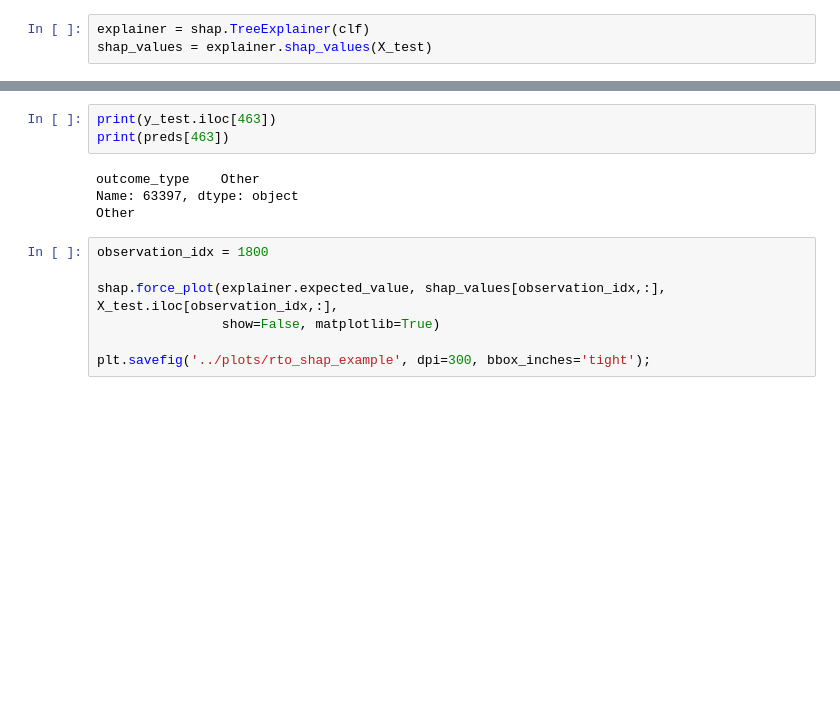
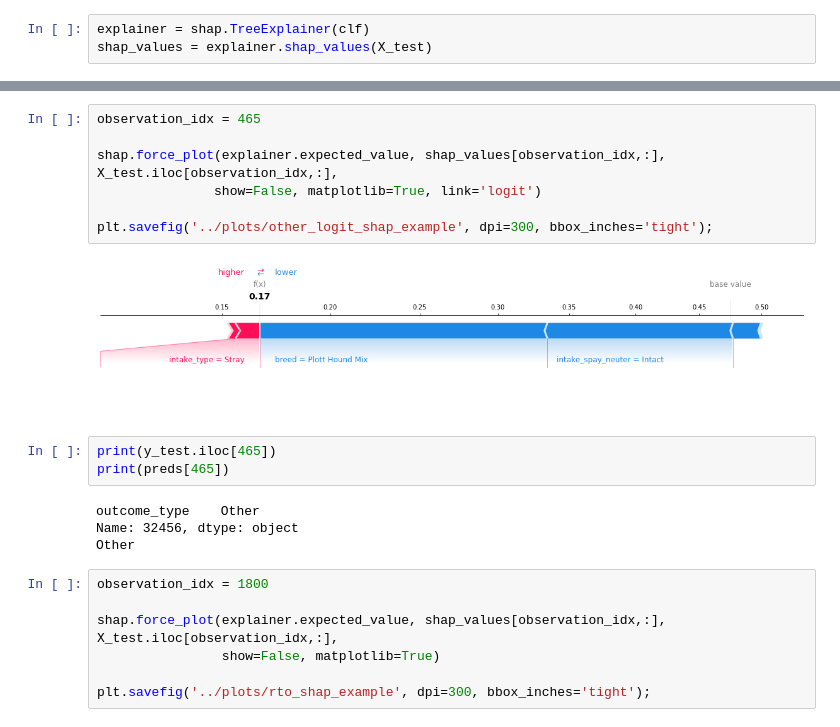
Before and after one commit to lordfrahnk/austin_shelter, a Jupyter notebook: notebooks/13 - CatBoost Model Binary Target With SMOTE (v2).ipynb, the cells around one changed output, grey strips where cells are left out. Drawn from its saved outputs; the diff is of its cells as text; blank space fills up the shorter version.

```diff
--- a/notebooks/13 - CatBoost Model Binary Target With SMOTE (v2).ipynb
+++ b/notebooks/13 - CatBoost Model Binary Target With SMOTE (v2).ipynb
@@ -229,9 +229,18 @@ plt.savefig('../plots/other_shap_example', dpi=300, bbox_inches='tight');
+# %%
+observation_idx = 465
+
+shap.force_plot(explainer.expected_value, shap_values[observation_idx,:], X_test.iloc[observation_idx,:],
+               show=False, matplotlib=True, link='logit')
+
+plt.savefig('../plots/other_logit_shap_example', dpi=300, bbox_inches='tight');
+# %% [output]
+[figure, added]
 # %%
-print(y_test.iloc[463])
-print(preds[463])
+print(y_test.iloc[465])
+print(preds[465])
 # %% [output]
 outcome_type    Other
-Name: 63397, dtype: object
+Name: 32456, dtype: object
 Other
 # %%
 observation_idx = 1800
```
Also changed, not shown: parts of 3 cells of this notebook.
